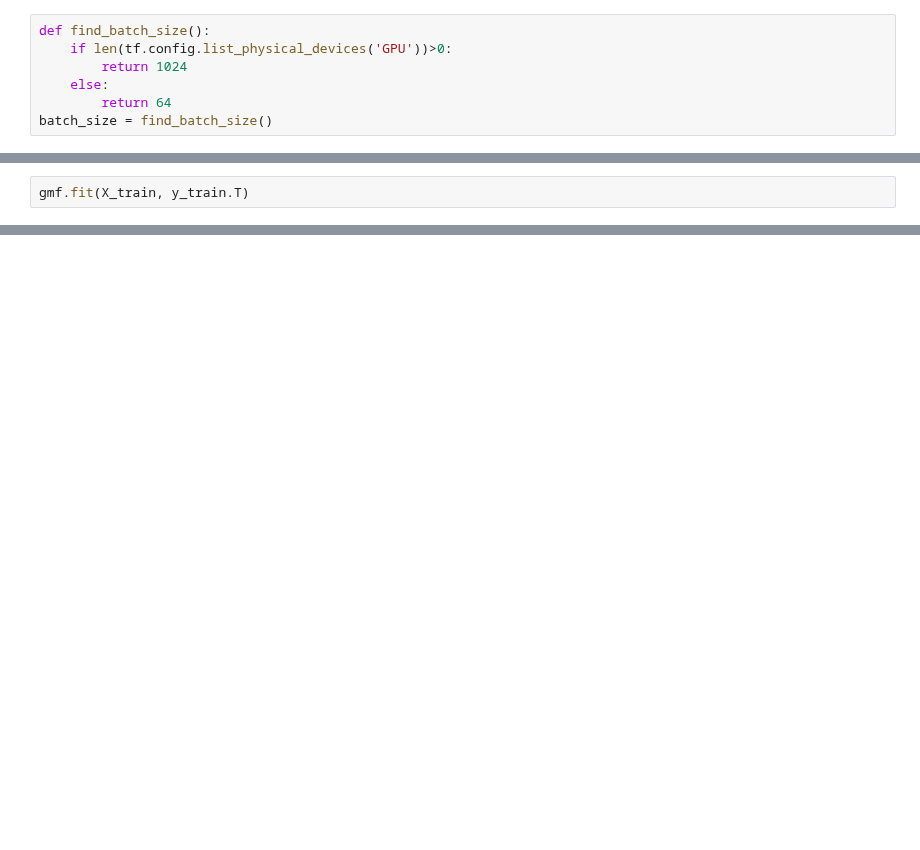
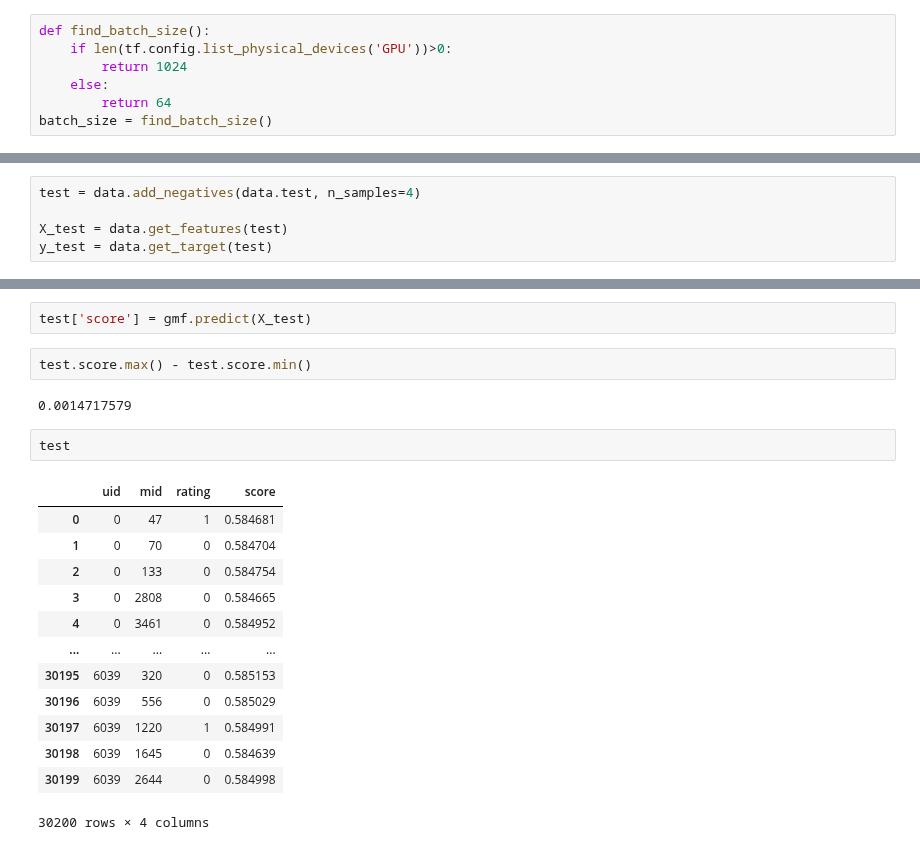
Before and after one commit to fcancedda/NFPCF, a Jupyter notebook: model.ipynb, the cells around one changed output, grey strips where cells are left out. Drawn from its saved outputs; the diff is of its cells as text; blank space fills up the shorter version.

```diff
--- a/model.ipynb
+++ b/model.ipynb
@@ -66,2 +62,0 @@ NameError: name 'X_test' is not defined
-# %%
-gmf.fit(X_train, y_train.T)
@@ -73 +63,6 @@ Errors may have originated from an input operation.
+# %%
+test = data.add_negatives(data.test, n_samples=4)
+
+X_test = data.get_features(test)
+y_test = data.get_target(test)
 # %%
@@ -85,0 +104,22 @@ next(iter(D))
+# %%
+test['score'] = gmf.predict(X_test)
+# %%
+test.score.max() - test.score.min()
+# %% [output]
+0.0014717579
+# %%
+test
+# %% [output]
+|  | uid | mid | rating | score |
+| 0 | 0 | 47 | 1 | 0.584681 |
+| 1 | 0 | 70 | 0 | 0.584704 |
+| 2 | 0 | 133 | 0 | 0.584754 |
+| 3 | 0 | 2808 | 0 | 0.584665 |
+| 4 | 0 | 3461 | 0 | 0.584952 |
+| ... | ... | ... | ... | ... |
+| 30195 | 6039 | 320 | 0 | 0.585153 |
+| 30196 | 6039 | 556 | 0 | 0.585029 |
+| 30197 | 6039 | 1220 | 1 | 0.584991 |
+| 30198 | 6039 | 1645 | 0 | 0.584639 |
+| 30199 | 6039 | 2644 | 0 | 0.584998 |
+30200 rows × 4 columns
```
Also changed, not shown: parts of 22 cells of this notebook, 1 other file.
